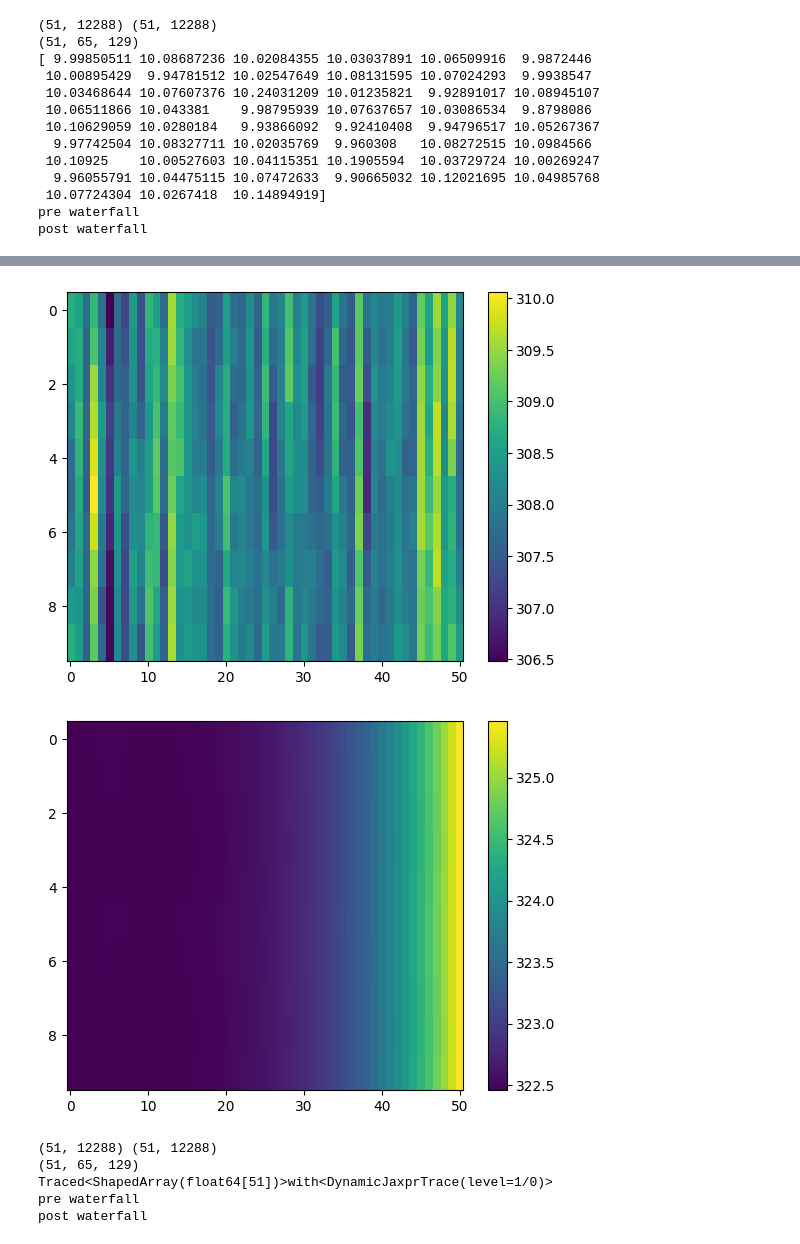
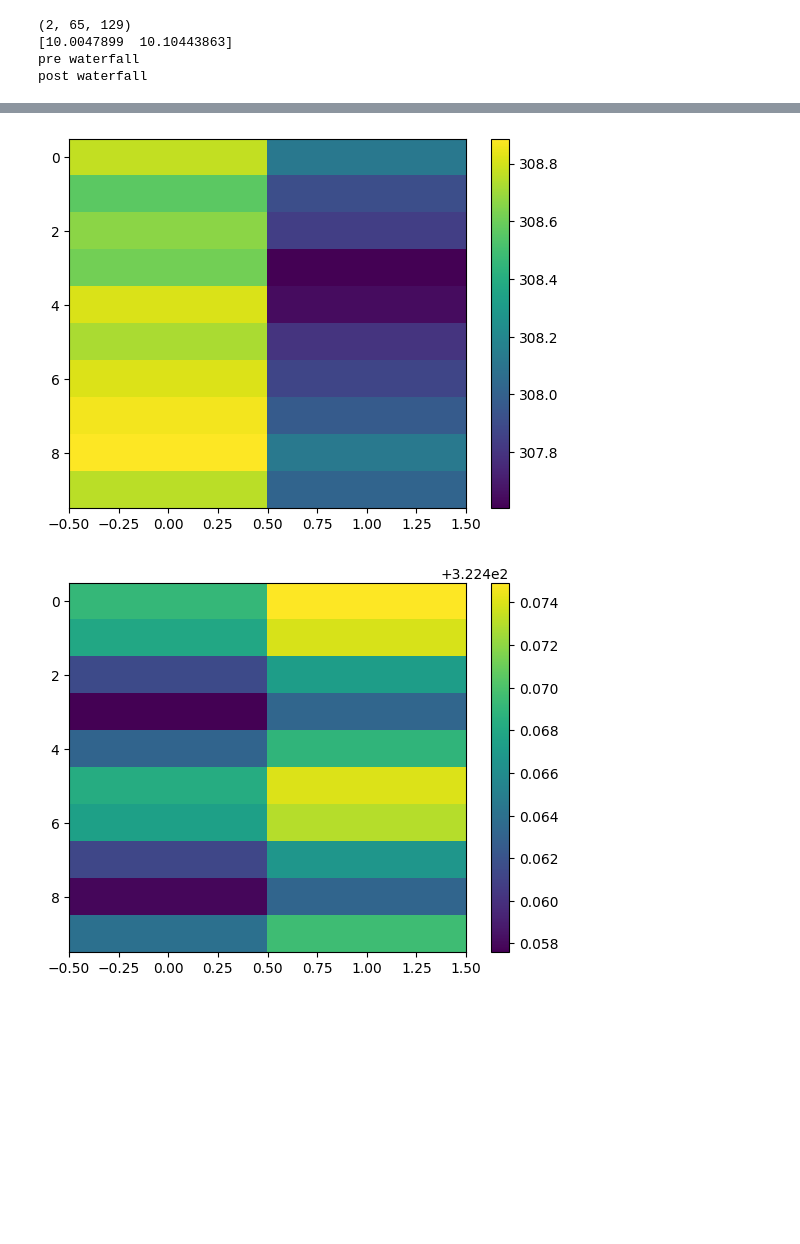
Before and after one commit to EIGSEP/DAC, a Jupyter notebook: notebooks/Untitled3.ipynb, the cells around one changed output, grey strips where cells are left out. Saved outputs shown, nothing was run; the diff lists cells and outputs as text; code cells hidden in the pictures; blank space fills up the shorter version.

```diff
--- a/notebooks/Untitled3.ipynb
+++ b/notebooks/Untitled3.ipynb
@@ -21,7 +23,9 @@ ntimes = 10
 dt = cro.constants.sidereal_day[world] / ntimes
 phases = crojax.simulator.rot_alm_z(lmax, ntimes, dt, world=world)
 
-data = jnp.load('/home/dominiv/simulink/dac/notebooks/eigsep_vivaldi.npz')
+PATH = "/home/christian/Documents/research/eigsep/DAC"
+
+data = jnp.load(f'{PATH}/eigsep_vivaldi.npz')
 
 vivaldi_hp = data['bm']
 freq = data['freqs']/1e6
@@ -30,7 +34,7 @@ vivaldi_hp = hp.ud_grade(vivaldi_hp, nside, power=-2)
 npix = hp.nside2npix(nside)
 
 fmin = 50
-fmax = 100
+fmax = 51
 fcut = (freq >= fmin) * (freq <= fmax)
 
 vivaldi_hp = vivaldi_hp[fcut]
@@ -43,12 +46,15 @@ No GPU/TPU found, falling back to CPU. (Set TF_CPP_MIN_LOG_LEVEL=0 and rerun for
 # %%
 beam2alm = partial(s2fft.forward_jax, L=lmax+1, spin=0, nside=nside, sampling="healpix", reality=True)
 beam_alm_v = jax.vmap(beam2alm)(vivaldi_hp)
-norm = crojax.alm.total_power(beam_alm_v, lmax)
+new_lmax = 16
+beam_alm_v = beam_alm_v[:, :new_lmax, lmax+1-new_lmax:lmax+1+new_lmax]
+norm = crojax.alm.total_power(beam_alm_v, new_lmax)
 
 sky_map = jnp.full((freq.size, npix), 300)
 sky_map = sky_map.at[:, 100:200].add(1000)
 sky2alm = partial(s2fft.forward_jax, L=lmax+1, spin=0, nside=nside, sampling="healpix", reality=True)
 sky_alm = jax.vmap(sky2alm)(sky_map)
+sky_alm = sky_alm[:, :new_lmax, lmax+1-new_lmax:lmax+1+new_lmax]
 vis = crojax.simulator.convolve(beam_alm_v, sky_alm, phases).real / norm
 print(norm)
 # %% [output]
@@ -67,11 +66,7 @@ print(norm)
 key = jax.random.PRNGKey(42)
 random_beam = jnp.abs(jax.random.normal(key, shape = (vivaldi_hp.shape)))
 
-def water_maker(beam, pars):
-    print(beam.shape, pars.shape)
-    # beam = beam.at[:].add(pars)
-    beam += pars
-    # beam[:] += pars
+def water_maker(beam):
     beam_alm = jax.vmap(beam2alm)(beam)
     print(beam_alm.shape)
     # print(jnp.max(beam_alm))
@@ -82,11 +77,10 @@ def water_maker(beam, pars):
     print('post waterfall')
     return waterfall
 
-zero_pars = jnp.full(random_beam.shape, 0, dtype=jnp.float64)
 
 projview(m=random_beam[1], title=f"Random Beam at {freq[1]} MHz")
 plt.figure()
-plt.imshow(water_maker(random_beam, zero_pars), aspect='auto')
+plt.imshow(water_maker(random_beam), aspect='auto')
 plt.colorbar()
 plt.show()
 
@@ -96,16 +90,7 @@ plt.colorbar()
 
 plt.show()
 # %% [output]
-(51, 12288) (51, 12288)
-(51, 65, 129)
-[ 9.99850511 10.08687236 10.02084355 10.03037891 10.06509916  9.9872446
- 10.00895429  9.94781512 10.02547649 10.08131595 10.07024293  9.9938547
- 10.03468644 10.07607376 10.24031209 10.01235821  9.92891017 10.08945107
- 10.06511866 10.043381    9.98795939 10.07637657 10.03086534  9.8798086
- 10.10629059 10.0280184   9.93866092  9.92410408  9.94796517 10.05267367
-  9.97742504 10.08327711 10.02035769  9.960308   10.08272515 10.0984566
- 10.10925    10.00527603 10.04115351 10.1905594  10.03729724 10.00269247
-  9.96055791 10.04475115 10.07472633  9.90665032 10.12021695 10.04985768
- 10.07724304 10.0267418  10.14894919]
+(2, 65, 129)
+[10.0047899  10.10443863]
 pre waterfall
 post waterfall
@@ -113,4 +98,4 @@ post waterfall
-[figure, old version]
+[figure, new version]
-[figure, old version]
+[figure, new version]
 # %%
 @jax.jit
@@ -120,11 +105,11 @@ def loss_fcn(pars):
 
 loss_grad = jax.grad(loss_fcn)
 # %%
-p0 = jnp.full(random_beam.shape, 300, dtype=jnp.float64)
+#p0 = jnp.full(random_beam.shape, 300, dtype=jnp.float64)
 
 
 
-def fit(max_iter, learning_rate, initial_par=p0):
+def fit(max_iter, learning_rate, initial_beam=random_beam):
     """
     The fitting loop.
 
@@ -147,29 +132,29 @@ def fit(max_iter, learning_rate, initial_par=p0):
         The value of the gradient of the loss at each iteraiton.
 
     """
-    par_vals = []
+    beams = []
     loss_vals = []
     grad_vals = []
 
-    par = initial_par
+    beam = initial_beam
 
     for step in trange(max_iter):
         # my_beam = beam_maker(random_beam, par)
-        loss = loss_fcn(par)
+        loss = loss_fcn(beam)
         # print('loss')
-        grad = loss_grad(par)
+        grad = loss_grad(beam)
         # print('grad')
         loss_vals.append(loss)
         grad_vals.append(grad)
-        par -= learning_rate * grad
+        beam -= learning_rate * grad
         # print('par shape', par.shape)
-        par_vals.append(par)
+        beams.append(beam)
         # my_beam = beam_maker(random_beam, par)
 
-    par_vals = jnp.array(par_vals)
+    beams = jnp.array(beams)
     loss_vals = jnp.array(loss_vals)
     grad_vals = jnp.array(grad_vals)
-    return par_vals, loss_vals, grad_vals
+    return beams, loss_vals, grad_vals
 
 # param_list = []
 # lost_list = []
@@ -182,10 +167,4 @@ def fit(max_iter, learning_rate, initial_par=p0):
 # param_arr = jnp.array(param_list)
 # lost_arr = jnp.array(lost_list)
 # print(param_arr.shape, lost_arr.shape)
-par_vals, loss_vals, grad_vals = fit(500, .0001, p0)
+par_vals, loss_vals, grad_vals = fit(500, 1)
-# %% [output]
-(51, 12288) (51, 12288)
-(51, 65, 129)
-Traced<ShapedArray(float64[51])>with<DynamicJaxprTrace(level=1/0)>
-pre waterfall
-post waterfall
```
Also changed, not shown: parts of 9 cells of this notebook.
